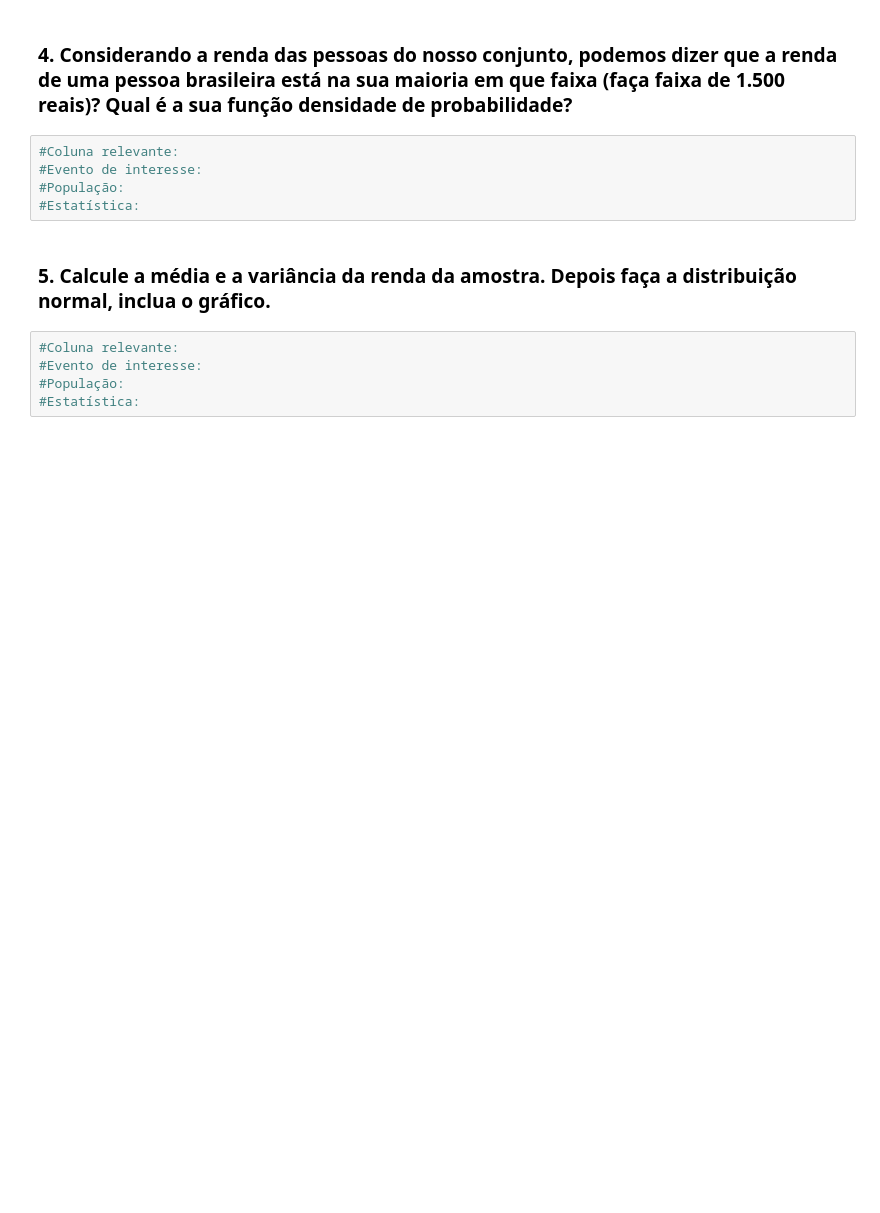
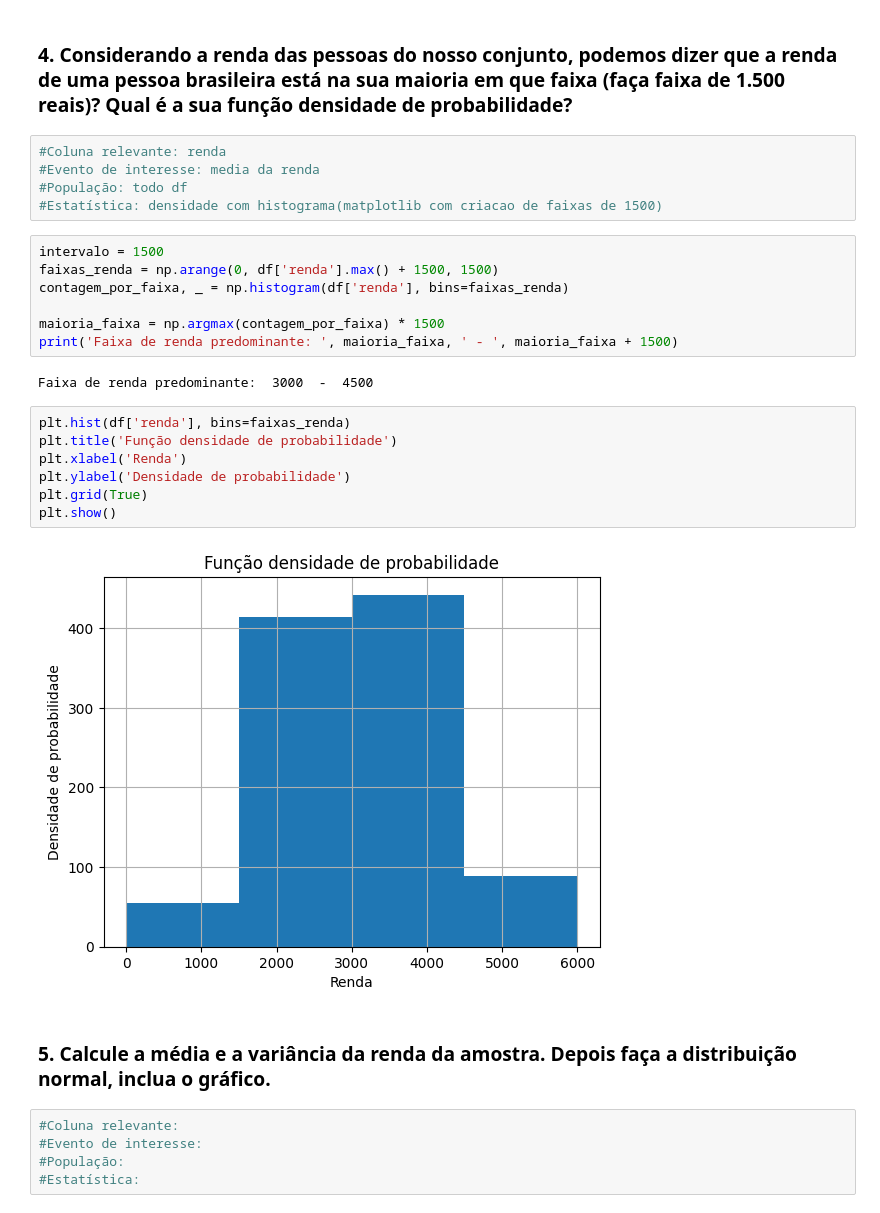
Before and after one commit to dsreliete/Womakerscode-DA-colabs, a Jupyter notebook: Womakers_Code_Aula_Plantão_de_Dúvidas_Turma_de_Analytics.ipynb, the cells around one changed output. Cells and saved outputs as stored; diff of their text form; blank space fills up the shorter version.

```diff
--- a/Womakers_Code_Aula_Plantão_de_Dúvidas_Turma_de_Analytics.ipynb
+++ b/Womakers_Code_Aula_Plantão_de_Dúvidas_Turma_de_Analytics.ipynb
@@ -302,10 +321,28 @@ print(f'Probabilidade de não ser fluente em inglês: {prob_nao_fluente:.2f}')
 # %% [markdown]
 ### 4. Considerando a renda das pessoas do nosso conjunto, podemos dizer que a renda de uma pessoa brasileira está na sua maioria em que faixa (faça faixa de 1.500 reais)? Qual é a sua função densidade de probabilidade?
 # %%
-#Coluna relevante:
-#Evento de interesse:
-#População:
-#Estatística:
+#Coluna relevante: renda
+#Evento de interesse: media da renda
+#População: todo df
+#Estatística: densidade com histograma(matplotlib com criacao de faixas de 1500)
+# %%
+intervalo = 1500
+faixas_renda = np.arange(0, df['renda'].max() + 1500, 1500)
+contagem_por_faixa, _ = np.histogram(df['renda'], bins=faixas_renda)
+
+maioria_faixa = np.argmax(contagem_por_faixa) * 1500
+print('Faixa de renda predominante: ', maioria_faixa, ' - ', maioria_faixa + 1500)
+# %% [output]
+Faixa de renda predominante:  3000  -  4500
+# %%
+plt.hist(df['renda'], bins=faixas_renda)
+plt.title('Função densidade de probabilidade')
+plt.xlabel('Renda')
+plt.ylabel('Densidade de probabilidade')
+plt.grid(True)
+plt.show()
+# %% [output]
+[figure, added]
 # %% [markdown]
 ### 5. Calcule a média e a variância da renda da amostra. Depois faça a distribuição normal, inclua o gráfico.
 # %%
```
Also changed, not shown: parts of 10 cells of this notebook.
